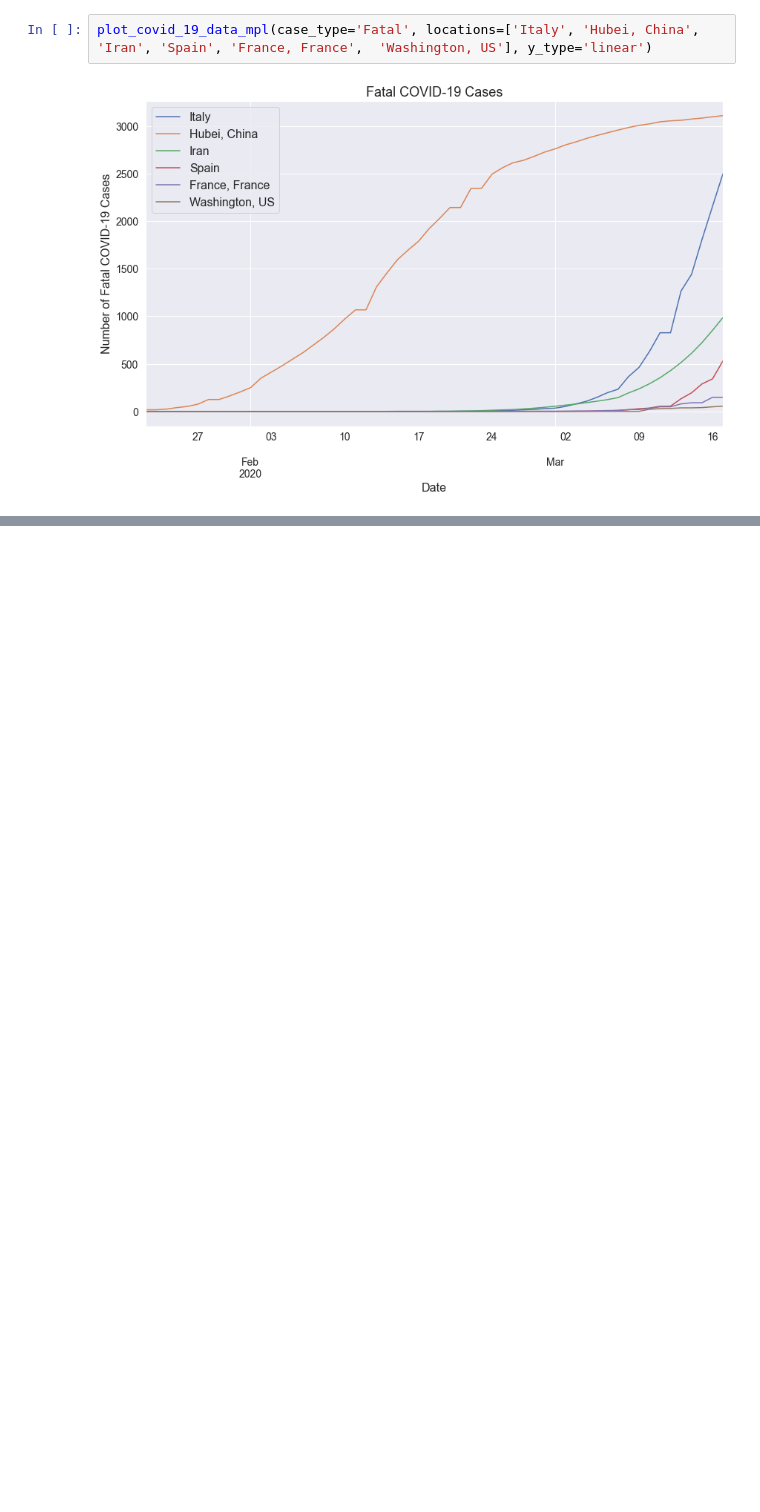
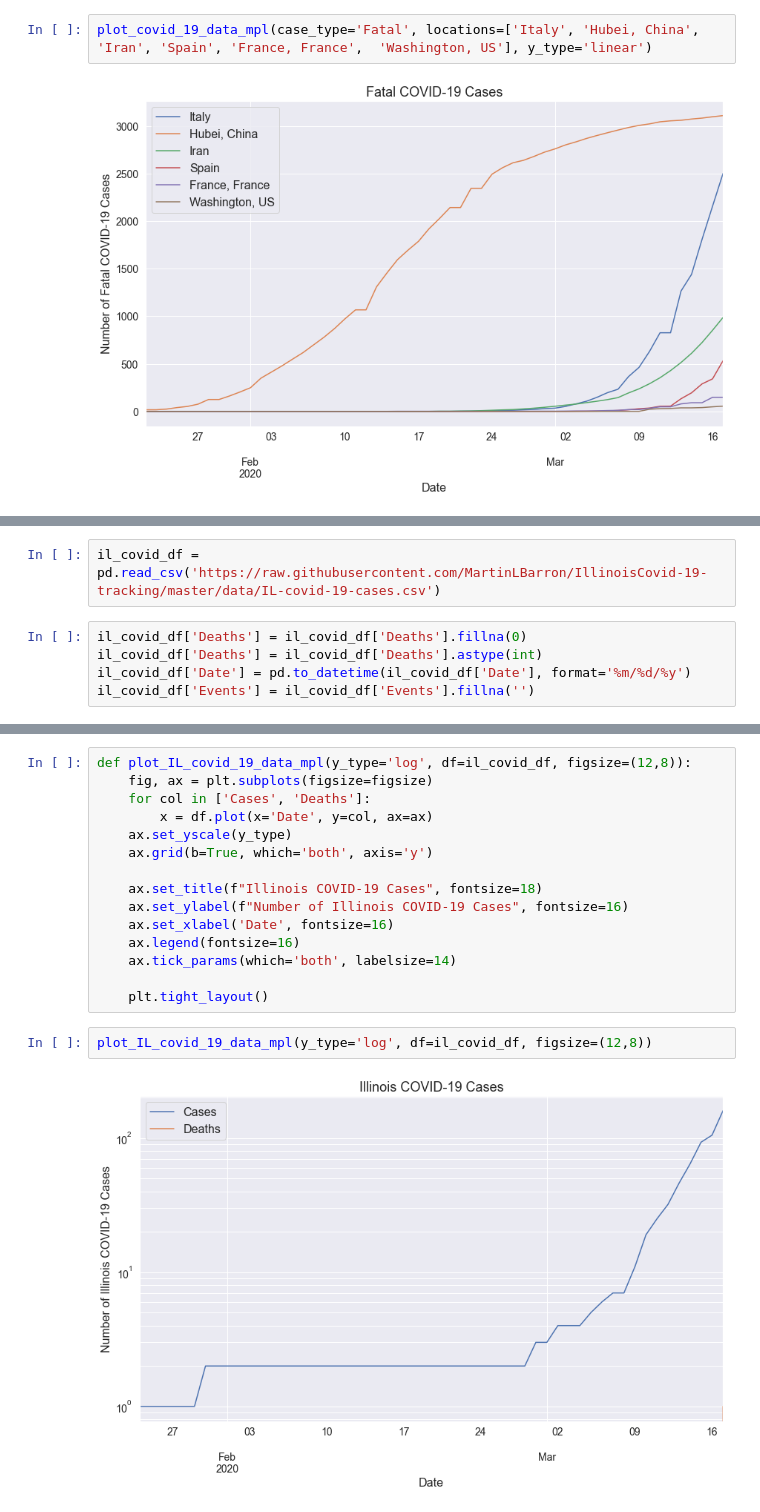
Before and after one commit to MattTriano/COVID-19_Viz, a Jupyter notebook: COVID-19_EDA.ipynb, the cells around one changed output, grey strips where cells are left out. Cells and saved outputs as stored; diff of their text form; blank space fills up the shorter version.

Commit message:
Added visualizations for

```diff
--- a/COVID-19_EDA.ipynb
+++ b/COVID-19_EDA.ipynb
@@ -253,0 +278,7 @@ plot_covid_19_data_mpl(case_type='Fatal', locations=['Italy', 'Hubei, China', 'I
+# %%
+il_covid_df = pd.read_csv('https://raw.githubusercontent.com/MartinLBarron/IllinoisCovid-19-tracking/master/data/IL-covid-19-cases.csv')
+# %%
+il_covid_df['Deaths'] = il_covid_df['Deaths'].fillna(0)
+il_covid_df['Deaths'] = il_covid_df['Deaths'].astype(int)
+il_covid_df['Date'] = pd.to_datetime(il_covid_df['Date'], format='%m/%d/%y')
+il_covid_df['Events'] = il_covid_df['Events'].fillna('')
@@ -253,0 +305,19 @@ plot_covid_19_data_mpl(case_type='Fatal', locations=['Italy', 'Hubei, China', 'I
+# %%
+def plot_IL_covid_19_data_mpl(y_type='log', df=il_covid_df, figsize=(12,8)):
+    fig, ax = plt.subplots(figsize=figsize)
+    for col in ['Cases', 'Deaths']:
+        x = df.plot(x='Date', y=col, ax=ax)
+    ax.set_yscale(y_type)
+    ax.grid(b=True, which='both', axis='y')
+
+    ax.set_title(f"Illinois COVID-19 Cases", fontsize=18)
+    ax.set_ylabel(f"Number of Illinois COVID-19 Cases", fontsize=16)
+    ax.set_xlabel('Date', fontsize=16)
+    ax.legend(fontsize=16)
+    ax.tick_params(which='both', labelsize=14)
+
+    plt.tight_layout()
+# %%
+plot_IL_covid_19_data_mpl(y_type='log', df=il_covid_df, figsize=(12,8))
+# %% [output]
+[figure, added]
```
Also changed, not shown: parts of 4 cells of this notebook.
